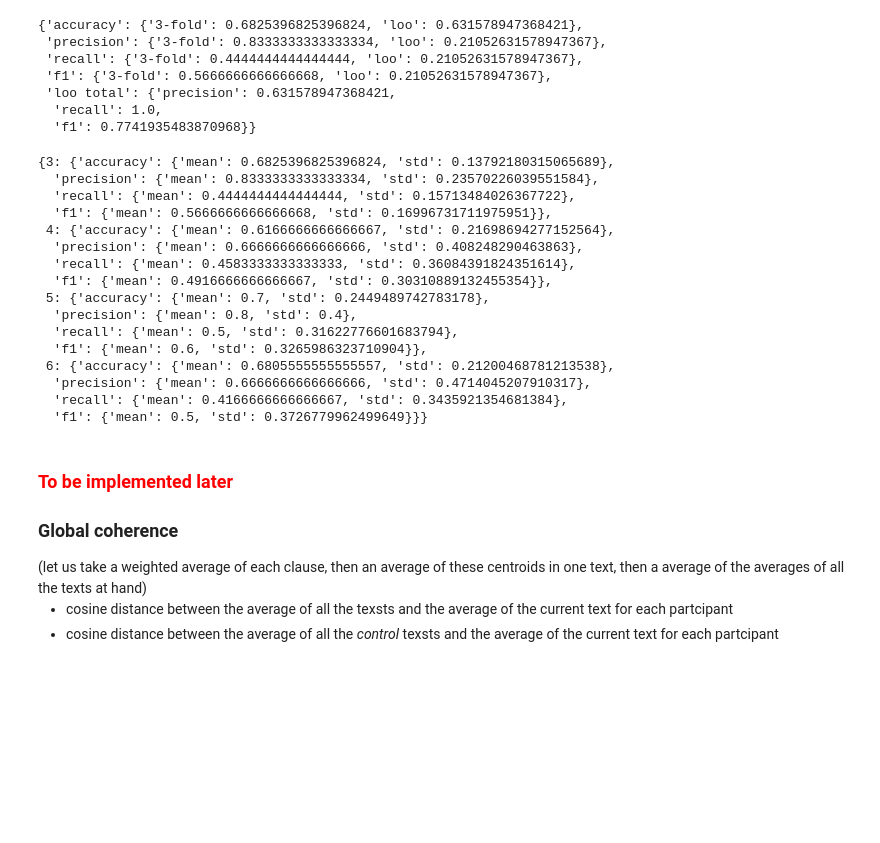
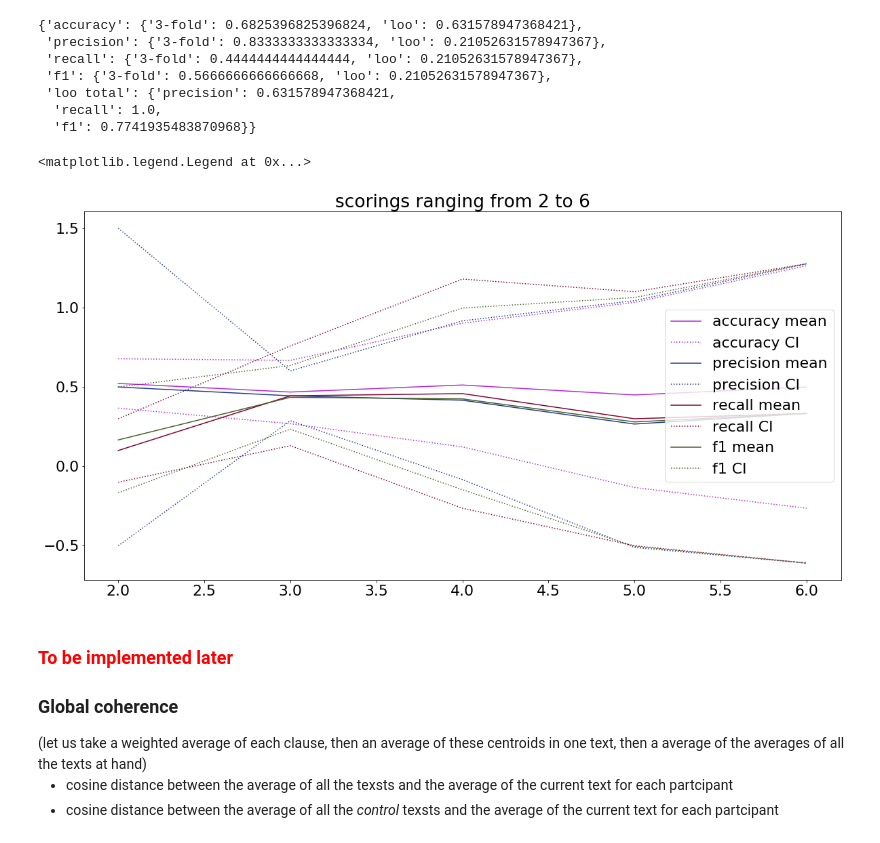
Before and after one commit to flying-bear/modeling_schizo, a Jupyter notebook: modeling_schizo.ipynb, the cells around one changed output. Cells and saved outputs as stored; diff of their text form; code cells hidden in the pictures; blank space fills up the shorter version.

```diff
--- a/modeling_schizo.ipynb
+++ b/modeling_schizo.ipynb
@@ -912,13 +907,11 @@ loo = LeaveOneOut()
 # %%
 def manual_fit_cv(cvs, clf):
     fits = {}
-    for cv in cvs:
-        fits[cv] = {}
-##        print('cv =', cv)
-        for scoring in scores:
+    for scoring in scores:
+        fits[scoring] = []
+        for cv in cvs:
             fit_scores = cross_val_score(clf, X, y, cv=cv, scoring=scoring)
-            fits[cv][scoring] = {'mean' : fit_scores.mean(), 'std' : fit_scores.std()}
-##            print('%s: %0.2f (+/- %0.2f)' % (scoring, fit_scores.mean(), fit_scores.std() * 2))
+            fits[scoring].append({'mean' : fit_scores.mean(), 'std' : fit_scores.std()})
     return fits
 # %%
 k_fit_cv = {}
@@ -1106,24 +1099,23 @@ final_fit_loo = manual_fit_loo(clf)
   'f1': 0.7741935483870968}}
 # %%
 clf = svm.SVC(kernel='rbf', gamma=0.001, C = 1000)
-final_fit_cv = manual_fit_cv(range(3,7), clf)
+final_fit_cv = manual_fit_cv(range(2,7), clf)
-# %% [output]
-{3: {'accuracy': {'mean': 0.6825396825396824, 'std': 0.13792180315065689},
-  'precision': {'mean': 0.8333333333333334, 'std': 0.23570226039551584},
-  'recall': {'mean': 0.4444444444444444, 'std': 0.15713484026367722},
-  'f1': {'mean': 0.5666666666666668, 'std': 0.16996731711975951}},
- 4: {'accuracy': {'mean': 0.6166666666666667, 'std': 0.21698694277152564},
-  'precision': {'mean': 0.6666666666666666, 'std': 0.408248290463863},
-  'recall': {'mean': 0.4583333333333333, 'std': 0.36084391824351614},
-  'f1': {'mean': 0.4916666666666667, 'std': 0.30310889132455354}},
- 5: {'accuracy': {'mean': 0.7, 'std': 0.2449489742783178},
-  'precision': {'mean': 0.8, 'std': 0.4},
-  'recall': {'mean': 0.5, 'std': 0.31622776601683794},
-  'f1': {'mean': 0.6, 'std': 0.3265986323710904}},
- 6: {'accuracy': {'mean': 0.6805555555555557, 'std': 0.21200468781213538},
-  'precision': {'mean': 0.6666666666666666, 'std': 0.4714045207910317},
-  'recall': {'mean': 0.4166666666666667, 'std': 0.3435921354681384},
-  'f1': {'mean': 0.5, 'std': 0.3726779962499649}}}
+# %%
+plt.rcParams.update({'font.size': 22, 'figure.figsize':[20,10]})
+for scoring in scores:
+    color = random_color()
+    current = final_fit_cv[scoring]
+    means = [d['mean'] for d in current]
+    mins = [d['mean']-2*d['std'] for d in current]
+    maxs = [d['mean']+2*d['std'] for d in current]
+    plt.plot(np.arange(5)+2, means, color=color, label='%s mean'%(scoring), linestyle='-')
+    plt.plot(np.arange(5)+2, mins, color=color, label='%s CI'%(scoring), linestyle=':')
+    plt.plot(np.arange(5)+2, maxs, color=color, linestyle=':')
+plt.title(label='scorings ranging from 2 to 6')
+plt.legend()
+# %% [output]
+<matplotlib.legend.Legend at 0x...>
+[figure, added]
 # %% [markdown]
 <h3 style='color:red'>To be implemented later</h3>
 <h3>Global coherence</h3>
```
Also changed, not shown: parts of 3 cells of this notebook, 1 other file.
